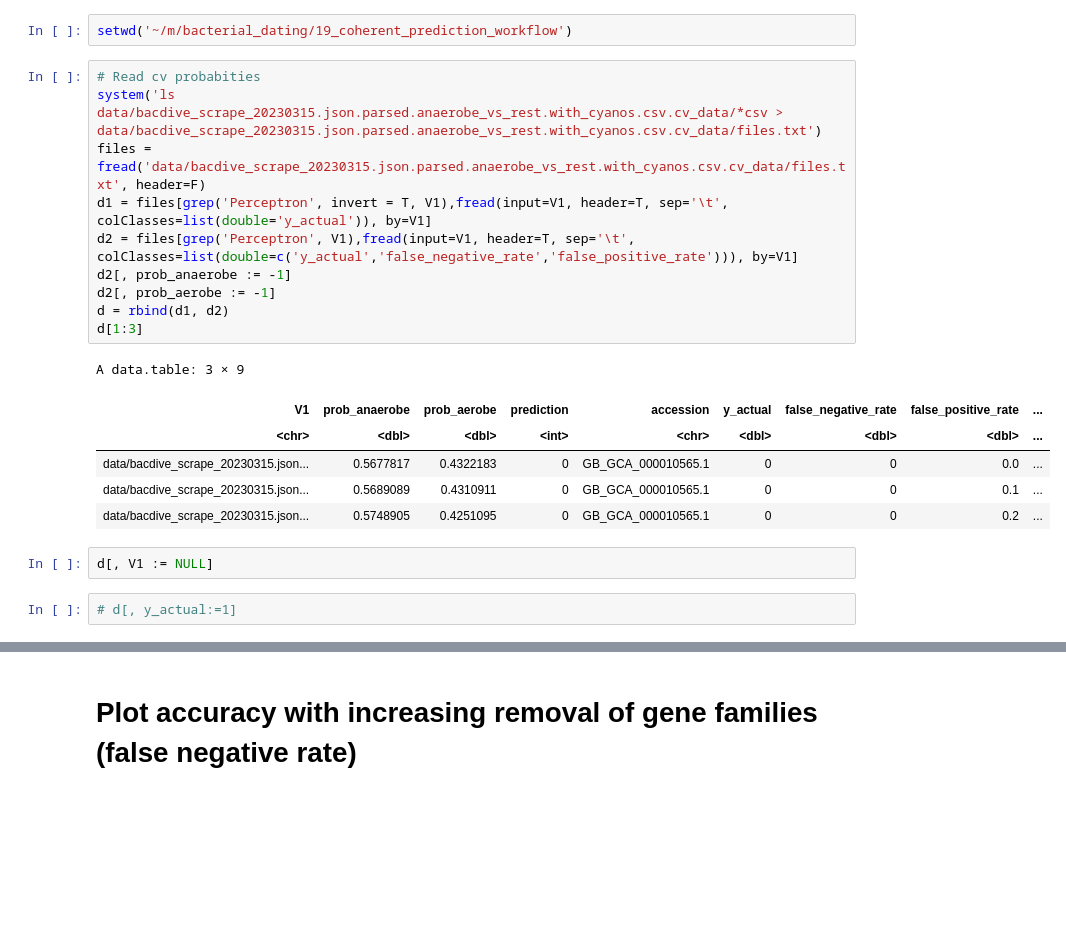
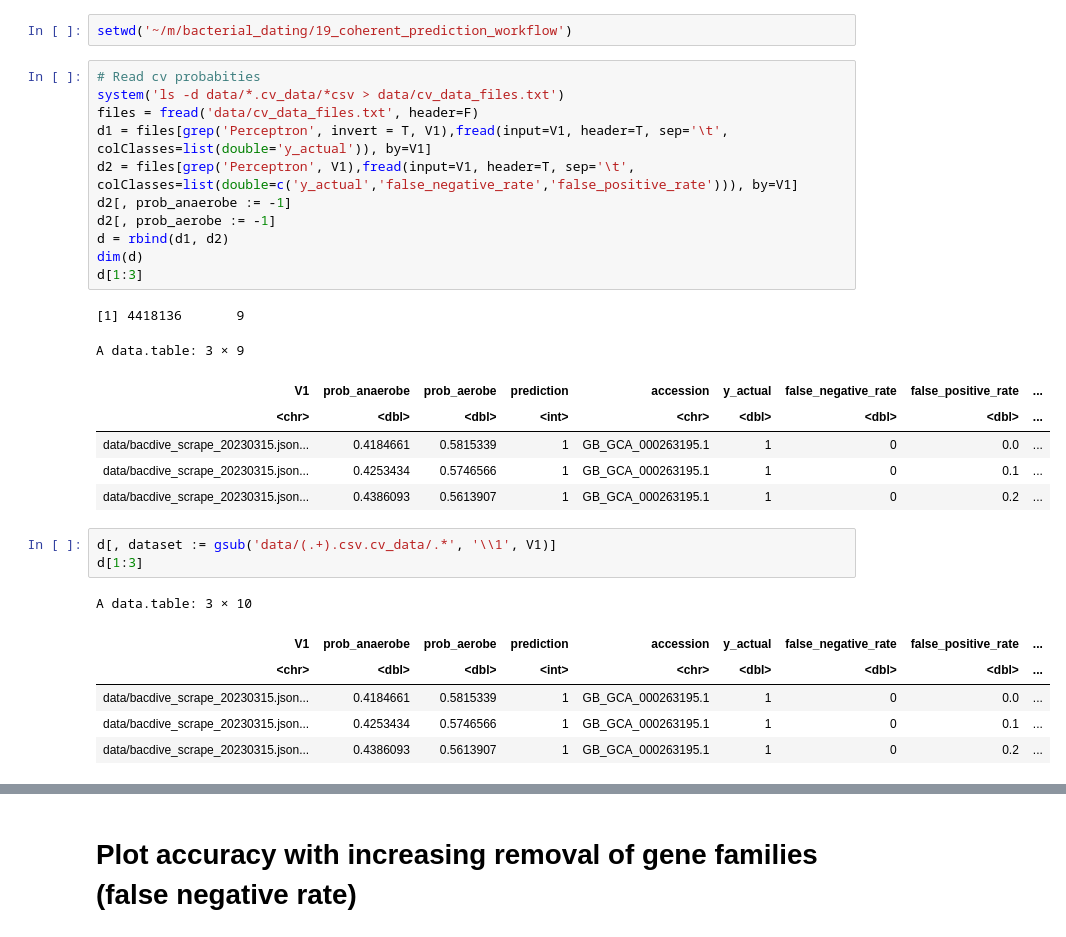
Before and after one commit to wwood/bacterial_dating_aerobic_predictor, a Jupyter notebook: 12_inspect_cross_validation.ipynb, the cells around one changed output, grey strips where cells are left out. Saved outputs shown, nothing was run; the diff lists cells and outputs as text; blank space fills up the shorter version.

```diff
--- a/12_inspect_cross_validation.ipynb
+++ b/12_inspect_cross_validation.ipynb
@@ -6,22 +6,30 @@ theme_set(theme_bw())
 setwd('~/m/bacterial_dating/19_coherent_prediction_workflow')
 # %%
 # Read cv probabities
-system('ls data/bacdive_scrape_20230315.json.parsed.anaerobe_vs_rest.with_cyanos.csv.cv_data/*csv > data/bacdive_scrape_20230315.json.parsed.anaerobe_vs_rest.with_cyanos.csv.cv_data/files.txt')
-files = fread('data/bacdive_scrape_20230315.json.parsed.anaerobe_vs_rest.with_cyanos.csv.cv_data/files.txt', header=F)
+system('ls -d data/*.cv_data/*csv > data/cv_data_files.txt')
+files = fread('data/cv_data_files.txt', header=F)
 d1 = files[grep('Perceptron', invert = T, V1),fread(input=V1, header=T, sep='\t', colClasses=list(double='y_actual')), by=V1]
 d2 = files[grep('Perceptron', V1),fread(input=V1, header=T, sep='\t', colClasses=list(double=c('y_actual','false_negative_rate','false_positive_rate'))), by=V1]
 d2[, prob_anaerobe := -1]
 d2[, prob_aerobe := -1]
 d = rbind(d1, d2)
+dim(d)
 d[1:3]
 # %% [output]
-A data.table: 3 × 9
+[1] 4418136       9
+A data.table: 3 × 9
 | V1 | prob_anaerobe | prob_aerobe | prediction | accession | y_actual | false_negative_rate | false_positive_rate | ... |
 | <chr> | <dbl> | <dbl> | <int> | <chr> | <dbl> | <dbl> | <dbl> | ... |
-| data/bacdive_scrape_20230315.json... | 0.5677817 | 0.4322183 | 0 | GB_GCA_000010565.1 | 0 | 0 | 0.0 | ... |
-| data/bacdive_scrape_20230315.json... | 0.5689089 | 0.4310911 | 0 | GB_GCA_000010565.1 | 0 | 0 | 0.1 | ... |
-| data/bacdive_scrape_20230315.json... | 0.5748905 | 0.4251095 | 0 | GB_GCA_000010565.1 | 0 | 0 | 0.2 | ... |
+| data/bacdive_scrape_20230315.json... | 0.4184661 | 0.5815339 | 1 | GB_GCA_000263195.1 | 1 | 0 | 0.0 | ... |
+| data/bacdive_scrape_20230315.json... | 0.4253434 | 0.5746566 | 1 | GB_GCA_000263195.1 | 1 | 0 | 0.1 | ... |
+| data/bacdive_scrape_20230315.json... | 0.4386093 | 0.5613907 | 1 | GB_GCA_000263195.1 | 1 | 0 | 0.2 | ... |
-# %%
-d[, V1 := NULL]
-# %%
-# d[, y_actual:=1]
+# %%
+d[, dataset := gsub('data/(.+).csv.cv_data/.*', '\\1', V1)]
+d[1:3]
+# %% [output]
+A data.table: 3 × 10
+| V1 | prob_anaerobe | prob_aerobe | prediction | accession | y_actual | false_negative_rate | false_positive_rate | ... |
+| <chr> | <dbl> | <dbl> | <int> | <chr> | <dbl> | <dbl> | <dbl> | ... |
+| data/bacdive_scrape_20230315.json... | 0.4184661 | 0.5815339 | 1 | GB_GCA_000263195.1 | 1 | 0 | 0.0 | ... |
+| data/bacdive_scrape_20230315.json... | 0.4253434 | 0.5746566 | 1 | GB_GCA_000263195.1 | 1 | 0 | 0.1 | ... |
+| data/bacdive_scrape_20230315.json... | 0.4386093 | 0.5613907 | 1 | GB_GCA_000263195.1 | 1 | 0 | 0.2 | ... |
```
Also changed, not shown: parts of 9 cells of this notebook, 2 other files.
